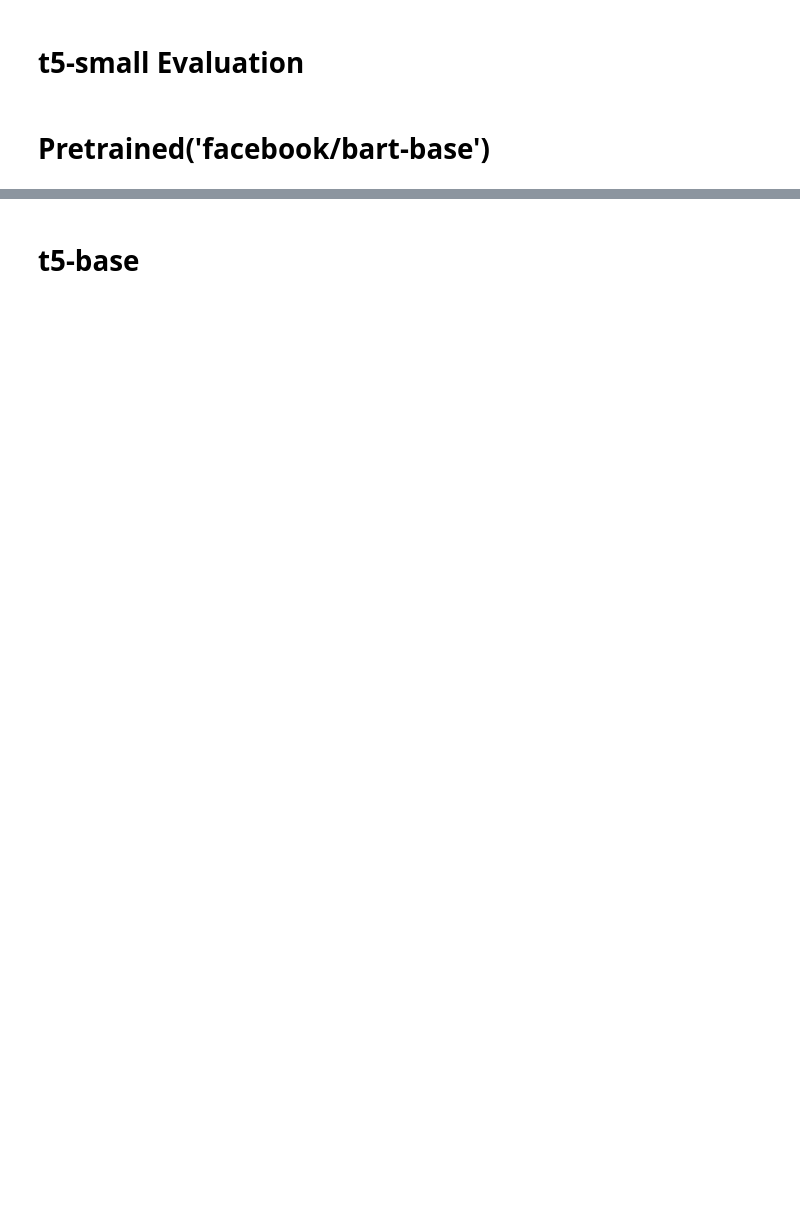
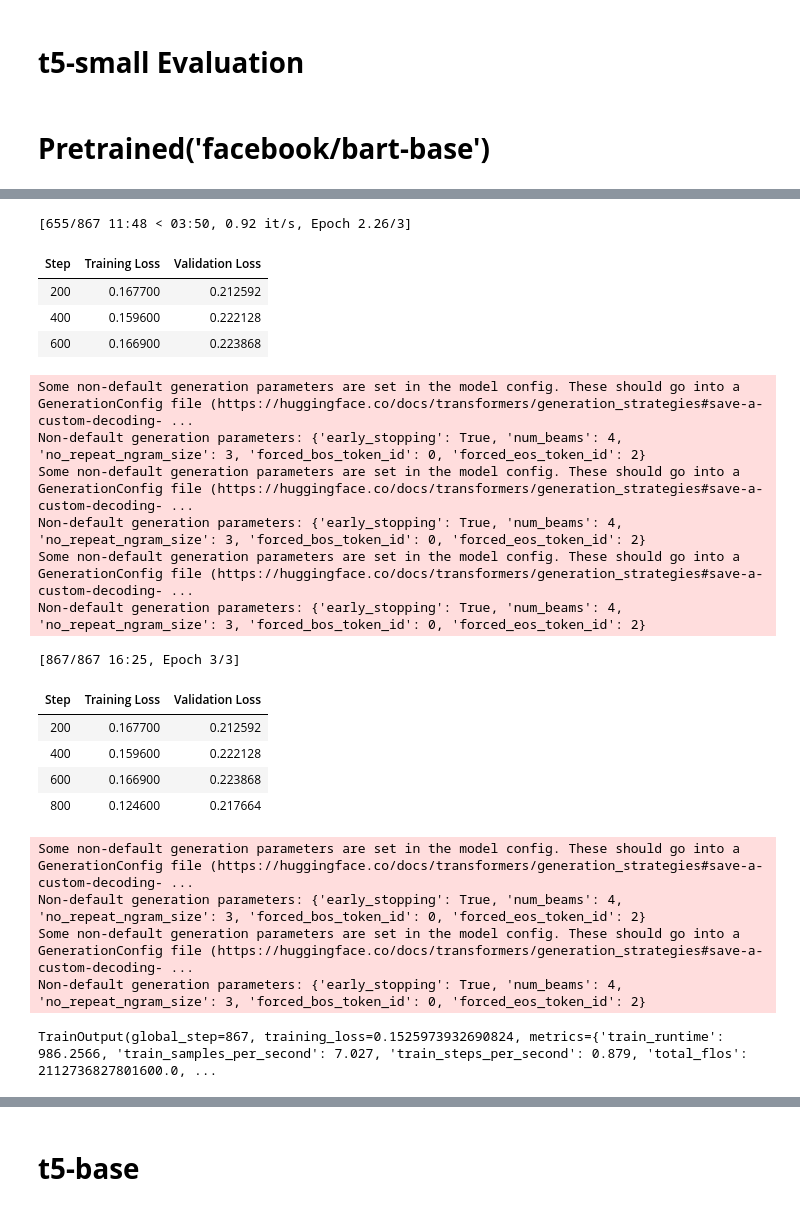
Before and after one commit to nutworker/qM-AI-L, a Jupyter notebook: email-subject/model-tuning/AESLC_tuning.ipynb, the cells around one changed output, grey strips where cells are left out. Cells and saved outputs as stored; diff of their text form; code cells hidden in the pictures; blank space fills up the shorter version.

```diff
--- a/email-subject/model-tuning/AESLC_tuning.ipynb
+++ b/email-subject/model-tuning/AESLC_tuning.ipynb
@@ -562,0 +523,2 @@ train_df
+# %%
+train_dataset = train_dataset.filter(lambda example, index: index % 5 == 0, with_indices=True)
@@ -588,0 +546,5 @@ Percentage of trainable model parameters: 100.00%
+# %%
+flan_t5_base_original_model = AutoModelForSeq2SeqLM.from_pretrained('google/flan-t5-base', torch_dtype=torch.bfloat16)
+flan_t5_base_tokenizer = AutoTokenizer.from_pretrained('google/flan-t5-base')
+
+print("For Model : FLAN-T5-Base \n",print_number_of_trainable_model_parameters(flan_t5_base_original_model))
@@ -799,44 +955,75 @@ from datasets import Dataset
 # %%
-# Convert DataFrame to Dataset
-train_dataset = Dataset.from_pandas(train_df)
-test_dataset = Dataset.from_pandas(test_df)
-
-# Initialize tokenizer and model
-tokenizer = BartTokenizer.from_pretrained('facebook/bart-base')
-facebook_bart_base_model = BartForConditionalGeneration.from_pretrained('facebook/bart-base')
 
 # Tokenization
-def preprocess_data(examples):
-    inputs = ["generate subject line: " + email for email in examples['body']]
-    model_inputs = tokenizer(inputs, max_length=512, truncation=True, padding="max_length")
+def Tokenization_preprocess_data(examples):
+    inputs = [prompt + email for email in examples['cleaned_emails']]
+    model_inputs = facebook_bart_tokenizer(inputs, max_length=512, truncation=True, padding="max_length")
 
-    with tokenizer.as_target_tokenizer():
-        labels = tokenizer(examples['subject'], max_length=128, truncation=True, padding="max_length")
+    # Use facebook_bart_tokenizer as the target tokenizer
+    with facebook_bart_tokenizer.as_target_tokenizer():
+        labels = facebook_bart_tokenizer(examples['subject'], max_length=128, truncation=True, padding="max_length")
 
     model_inputs["labels"] = labels["input_ids"]
     return model_inputs
 
-train_dataset = train_dataset.map(preprocess_data, batched=True)
-test_dataset = test_dataset.map(preprocess_data, batched=True)
+train_dataset = train_dataset.map(Tokenization_preprocess_data, batched=True)
+test_dataset = test_dataset.map(Tokenization_preprocess_data, batched=True)
 
-# Define training arguments
+# # Define training arguments
+# training_args = TrainingArguments(
+#     output_dir='./results',
+#     evaluation_strategy='epoch',
+#     learning_rate=2e-5,
+#     per_device_train_batch_size=4,
+#     per_device_eval_batch_size=4,
+#     num_train_epochs=3,
+#     weight_decay=0.01,
+# )
+
+
 training_args = TrainingArguments(
-    output_dir='./results',
-    evaluation_strategy='epoch',
-    learning_rate=2e-5,
-    per_device_train_batch_size=4,
-    per_device_eval_batch_size=4,
+    output_dir='./results',        # Directory to save the model checkpoints
+    evaluation_strategy='steps',
+    save_steps=500,               # Save checkpoint every 1000 steps
+    per_device_train_batch_size=8,
+    per_device_eval_batch_size=8,
     num_train_epochs=3,
+    warmup_steps=500,
     weight_decay=0.01,
+    logging_dir='./logs',
+    logging_steps=200,
 )
 
 # Define Trainer
 facebook_bart_base_model_trainer = Trainer(
     model=facebook_bart_base_model,
     args=training_args,
     train_dataset=train_dataset,
     eval_dataset=test_dataset,
 )
 
 # Train the model
 facebook_bart_base_model_trainer.train()
+# %% [output]
+[655/867 11:48 < 03:50, 0.92 it/s, Epoch 2.26/3]
+| Step | Training Loss | Validation Loss |
+| 200 | 0.167700 | 0.212592 |
+| 400 | 0.159600 | 0.222128 |
+| 600 | 0.166900 | 0.223868 |
+Some non-default generation parameters are set in the model config. These should go into a GenerationConfig file (https://huggingface.co/docs/transformers/generation_strategies#save-a-custom-decoding- ...
+Non-default generation parameters: {'early_stopping': True, 'num_beams': 4, 'no_repeat_ngram_size': 3, 'forced_bos_token_id': 0, 'forced_eos_token_id': 2}
+Some non-default generation parameters are set in the model config. These should go into a GenerationConfig file (https://huggingface.co/docs/transformers/generation_strategies#save-a-custom-decoding- ...
+Non-default generation parameters: {'early_stopping': True, 'num_beams': 4, 'no_repeat_ngram_size': 3, 'forced_bos_token_id': 0, 'forced_eos_token_id': 2}
+Some non-default generation parameters are set in the model config. These should go into a GenerationConfig file (https://huggingface.co/docs/transformers/generation_strategies#save-a-custom-decoding- ...
+Non-default generation parameters: {'early_stopping': True, 'num_beams': 4, 'no_repeat_ngram_size': 3, 'forced_bos_token_id': 0, 'forced_eos_token_id': 2}
+[867/867 16:25, Epoch 3/3]
+| Step | Training Loss | Validation Loss |
+| 200 | 0.167700 | 0.212592 |
+| 400 | 0.159600 | 0.222128 |
+| 600 | 0.166900 | 0.223868 |
+| 800 | 0.124600 | 0.217664 |
+Some non-default generation parameters are set in the model config. These should go into a GenerationConfig file (https://huggingface.co/docs/transformers/generation_strategies#save-a-custom-decoding- ...
+Non-default generation parameters: {'early_stopping': True, 'num_beams': 4, 'no_repeat_ngram_size': 3, 'forced_bos_token_id': 0, 'forced_eos_token_id': 2}
+Some non-default generation parameters are set in the model config. These should go into a GenerationConfig file (https://huggingface.co/docs/transformers/generation_strategies#save-a-custom-decoding- ...
+Non-default generation parameters: {'early_stopping': True, 'num_beams': 4, 'no_repeat_ngram_size': 3, 'forced_bos_token_id': 0, 'forced_eos_token_id': 2}
+TrainOutput(global_step=867, training_loss=0.1525973932690824, metrics={'train_runtime': 986.2566, 'train_samples_per_second': 7.027, 'train_steps_per_second': 0.879, 'total_flos': 2112736827801600.0, ...
```
Also changed, not shown: parts of 61 cells of this notebook.
